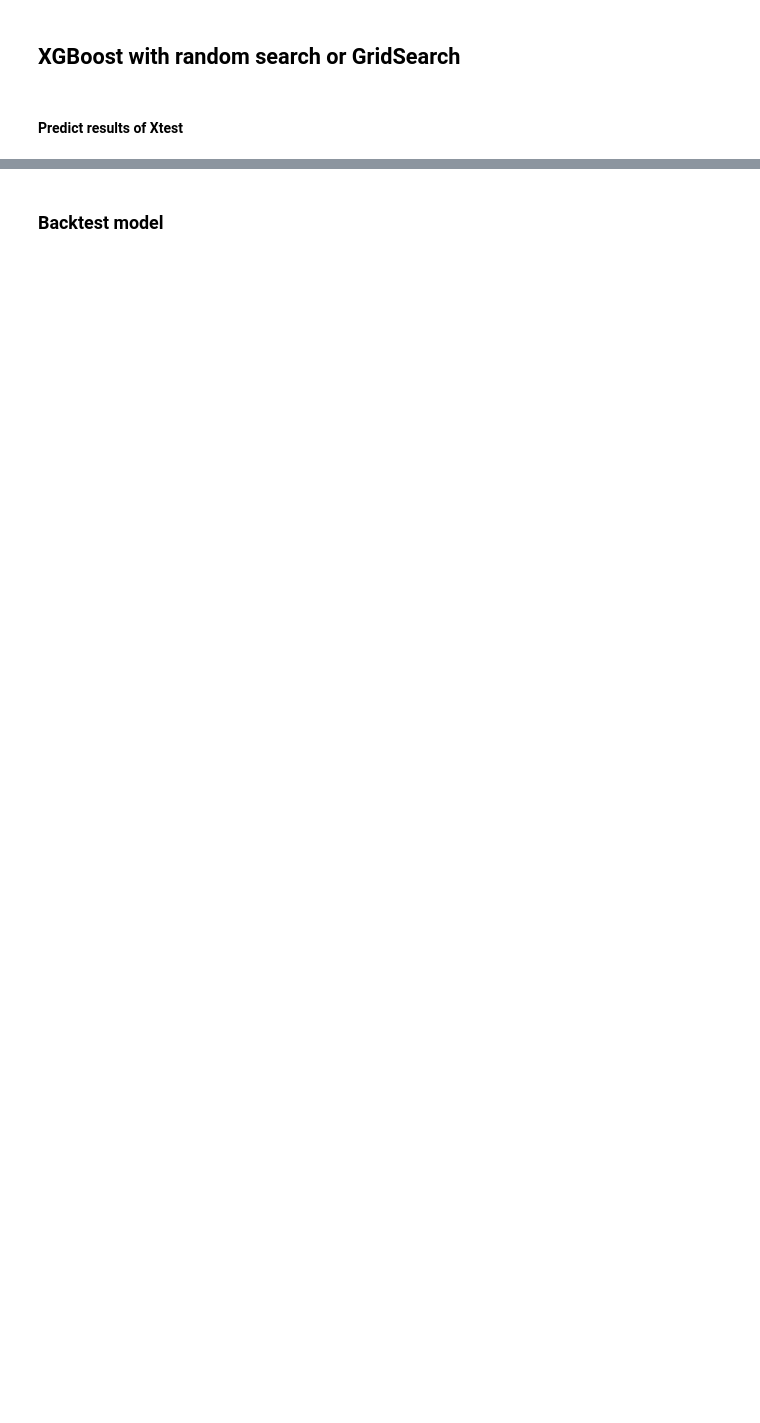
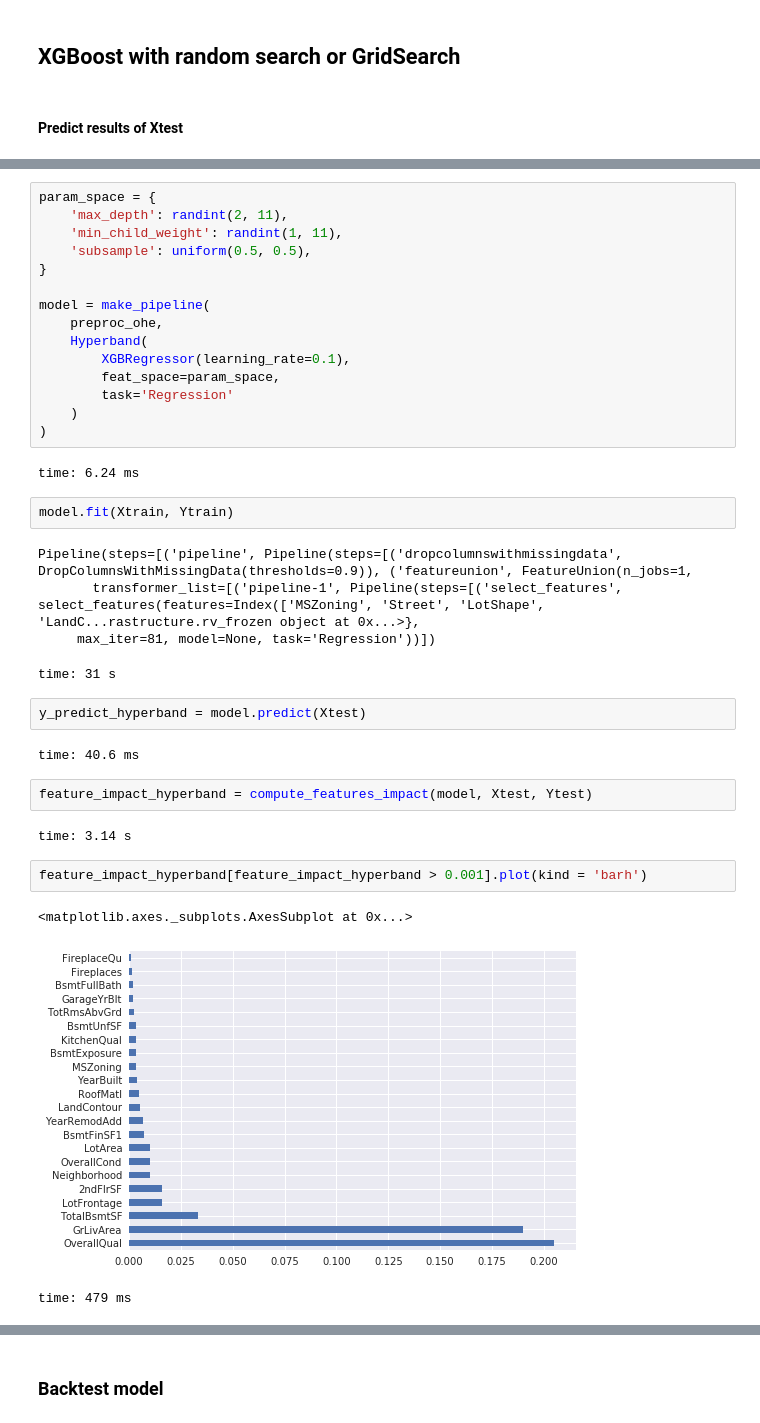
Before and after one commit to thanhtu19392/kaggle_project, a Jupyter notebook: House_price/predict_model.ipynb, the cells around one changed output, grey strips where cells are left out. Drawn from its saved outputs; the diff is of its cells as text; blank space fills up the shorter version.

```diff
--- a/House_price/predict_model.ipynb
+++ b/House_price/predict_model.ipynb
@@ -254,0 +280,38 @@ time: 47.4 ms
+# %%
+param_space = {
+    'max_depth': randint(2, 11),
+    'min_child_weight': randint(1, 11),
+    'subsample': uniform(0.5, 0.5),
+}
+
+model = make_pipeline(
+    preproc_ohe,
+    Hyperband(
+        XGBRegressor(learning_rate=0.1),
+        feat_space=param_space,
+        task='Regression'
+    )
+)
+# %% [output]
+time: 6.24 ms
+# %%
+model.fit(Xtrain, Ytrain)
+# %% [output]
+Pipeline(steps=[('pipeline', Pipeline(steps=[('dropcolumnswithmissingdata', DropColumnsWithMissingData(thresholds=0.9)), ('featureunion', FeatureUnion(n_jobs=1,
+       transformer_list=[('pipeline-1', Pipeline(steps=[('select_features', select_features(features=Index(['MSZoning', 'Street', 'LotShape', 'LandC...rastructure.rv_frozen object at 0x...>},
+     max_iter=81, model=None, task='Regression'))])
+time: 31 s
+# %%
+y_predict_hyperband = model.predict(Xtest)
+# %% [output]
+time: 40.6 ms
+# %%
+feature_impact_hyperband = compute_features_impact(model, Xtest, Ytest)
+# %% [output]
+time: 3.14 s
+# %%
+feature_impact_hyperband[feature_impact_hyperband > 0.001].plot(kind = 'barh')
+# %% [output]
+<matplotlib.axes._subplots.AxesSubplot at 0x...>
+[figure, added]
+time: 479 ms
```
Also changed, not shown: parts of 29 cells of this notebook, 2 other files.
